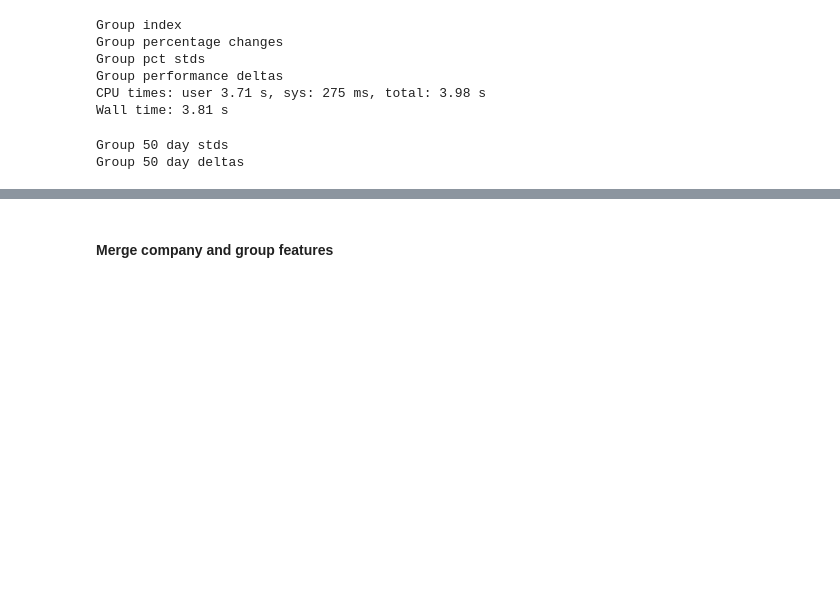
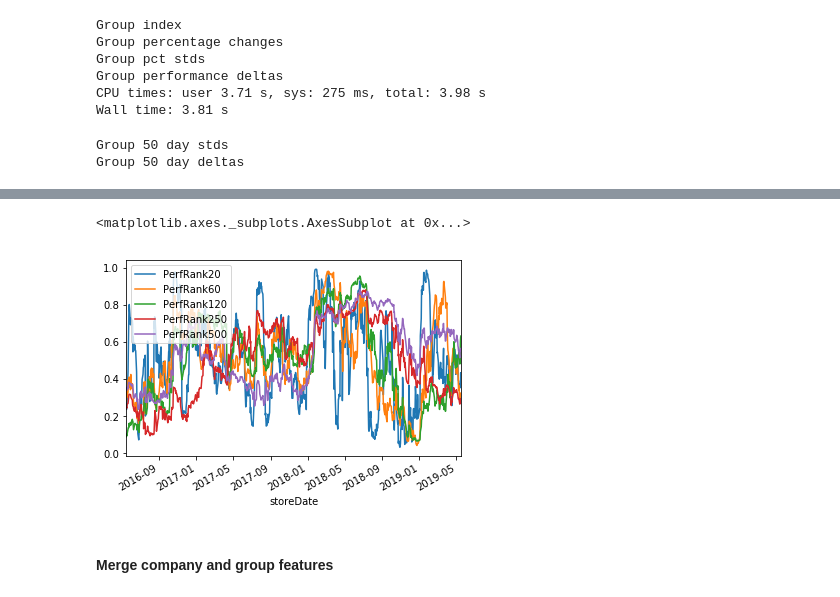
Before and after one commit to webclinic017/inception, a Jupyter notebook: notebooks/technical_dataset.ipynb, the cells around one changed output, grey strips where cells are left out. Saved outputs shown, nothing was run; the diff lists cells and outputs as text; code cells hidden in the pictures; blank space fills up the shorter version.

```diff
--- a/notebooks/technical_dataset.ipynb
+++ b/notebooks/technical_dataset.ipynb
@@ -459,3 +483,9 @@ incl_group_feat_dict = {
+# %%
+ndf = pd.DataFrame()
+for k in rank_ks: ndf[f'PerfRank{k}'] = hist_perf_ranks[k]['NFLX']
+# %% [output]
+<matplotlib.axes._subplots.AxesSubplot at 0x...>
+[figure, added]
 # %% [markdown]
 #### Merge company and group features
 # %%
```
Also changed, not shown: parts of 12 cells of this notebook, 2 other files.
